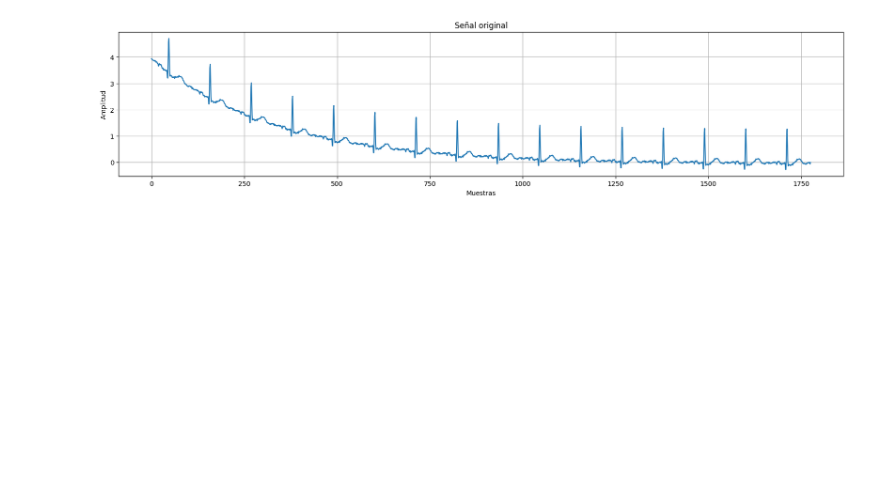
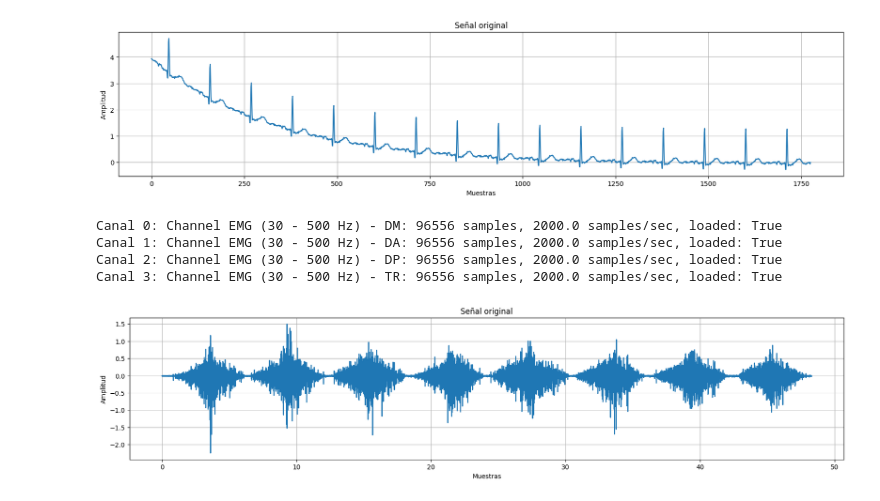
Before and after one commit to pauaguirrecarol/Proyecto-Final, a Jupyter notebook: funciones/GraficarOriginal.ipynb, the cells around one changed output. Cells and saved outputs as stored; diff of their text form; code cells hidden in the pictures; blank space fills up the shorter version.

```diff
--- a/funciones/GraficarOriginal.ipynb
+++ b/funciones/GraficarOriginal.ipynb
@@ -24,2 +25,33 @@ GraficarOriginal ( '/Users/paulaaguirrecarol/Desktop/PDSB 1/ecg4.txt' )
 # %% [output]
 [figure]
+# %%
+def GraficarOriginalACQ (nombreArchivo):
+
+    # Leer el archivo de datos
+    ECG = bioread.read_file (nombreArchivo)
+    canales = ECG.channels
+    for i in np.arange (0,len(canales)):
+        print (f"Canal {i}: {canales[i]}")
+
+    canal_elegido = int (input ("Ingrese el canal que desea analizar:"))
+    t = ECG.time_index.T
+
+    señal = ECG.channels[canal_elegido].data
+
+    # Graficar la señal original
+    plt.figure (figsize=(20,4))
+    plt.plot (t, señal)
+    plt.title ( 'Señal original' )
+    plt.xlabel ( 'Muestras' )
+    plt.ylabel ( 'Amplitud' )
+    plt.grid ()
+    plt.savefig('/Users/paulaaguirrecarol/Desktop/Proyecto Final/imagenes/senalGeneradaACQ.jpg', dpi=600, bbox_inches='tight')
+    plt.show ()
+# %%
+GraficarOriginalACQ ("/Users/paulaaguirrecarol/Desktop/PDSB 1/V3-P0.acq")
+# %% [output]
+Canal 0: Channel EMG (30 - 500 Hz) - DM: 96556 samples, 2000.0 samples/sec, loaded: True
+Canal 1: Channel EMG (30 - 500 Hz) - DA: 96556 samples, 2000.0 samples/sec, loaded: True
+Canal 2: Channel EMG (30 - 500 Hz) - DP: 96556 samples, 2000.0 samples/sec, loaded: True
+Canal 3: Channel EMG (30 - 500 Hz) - TR: 96556 samples, 2000.0 samples/sec, loaded: True
+[figure, added]
```
Also changed, not shown: parts of 5 cells of this notebook, 6 other files.
